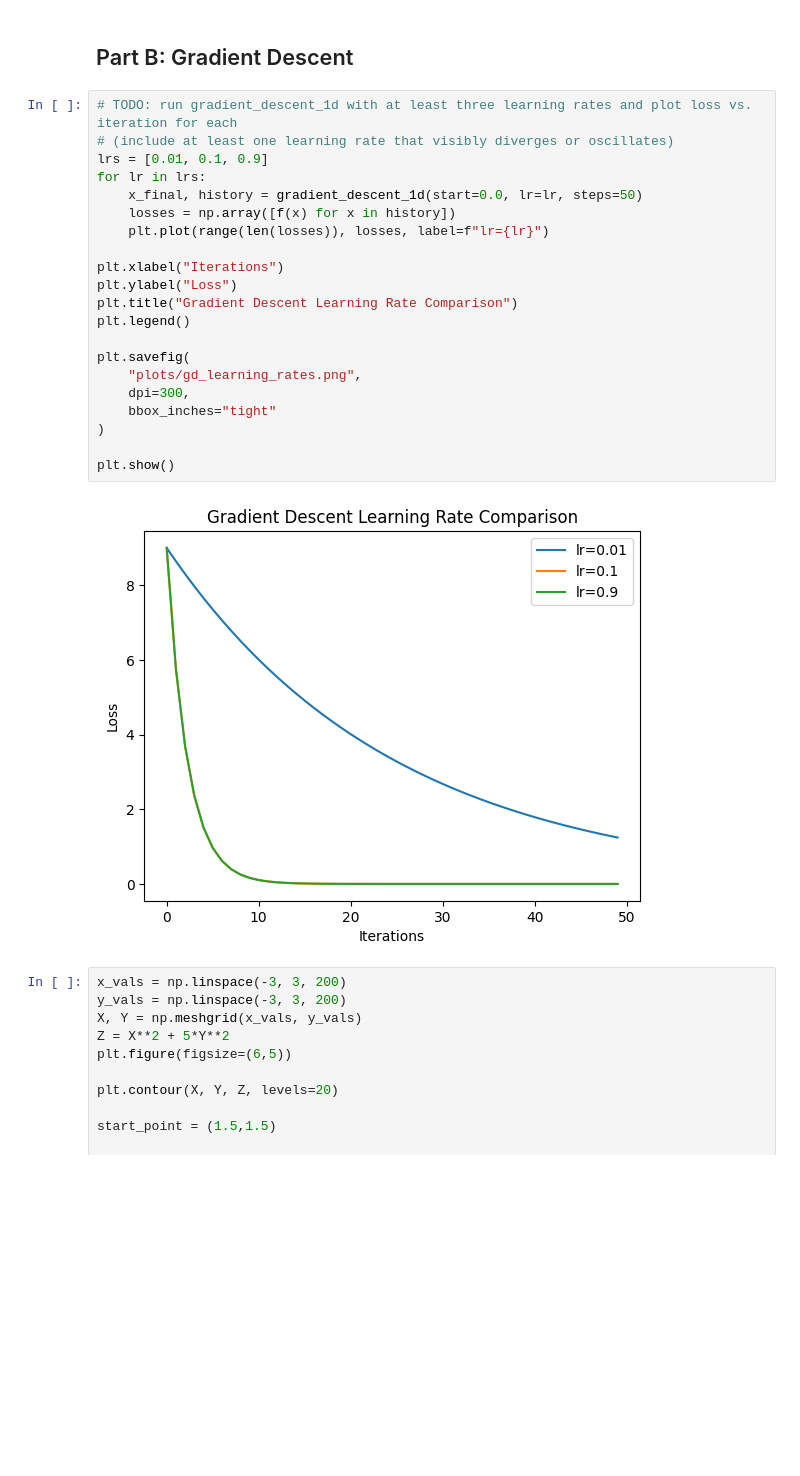
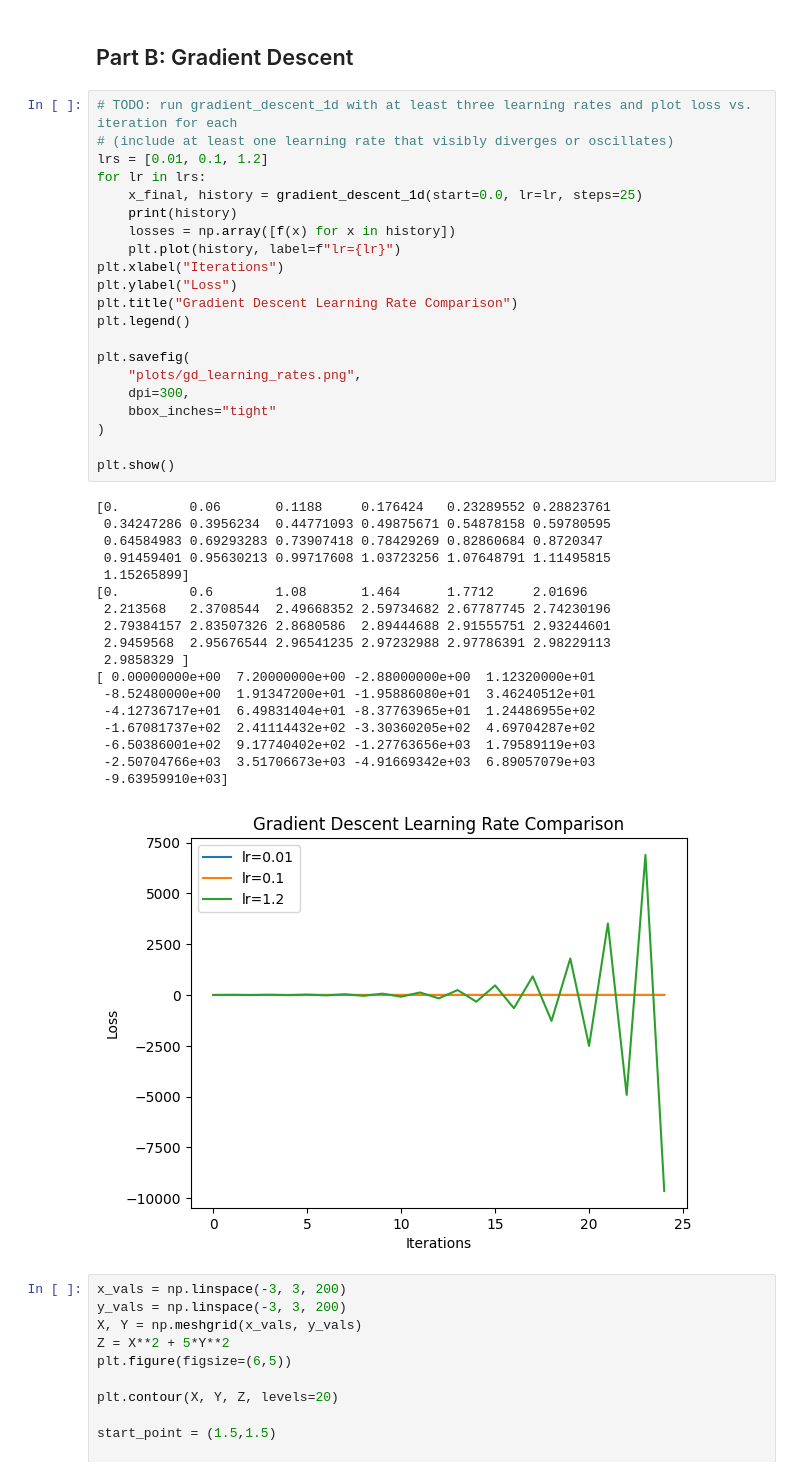
Before and after one commit to pjyo57/MSAI_py_lab2, a Jupyter notebook: ml_primitives_starter.ipynb, the cells around one changed output. Cells and saved outputs as stored; diff of their text form; blank space fills up the shorter version.

```diff
--- a/ml_primitives_starter.ipynb
+++ b/ml_primitives_starter.ipynb
@@ -87,26 +104,43 @@ plt.show()
 # %%
 # TODO: run gradient_descent_1d with at least three learning rates and plot loss vs. iteration for each
 # (include at least one learning rate that visibly diverges or oscillates)
-lrs = [0.01, 0.1, 0.9]
+lrs = [0.01, 0.1, 1.2]
 for lr in lrs:
-    x_final, history = gradient_descent_1d(start=0.0, lr=lr, steps=50)
+    x_final, history = gradient_descent_1d(start=0.0, lr=lr, steps=25)
+    print(history)
     losses = np.array([f(x) for x in history])
-    plt.plot(range(len(losses)), losses, label=f"lr={lr}")
-
+    plt.plot(history, label=f"lr={lr}")
 plt.xlabel("Iterations")
 plt.ylabel("Loss")
 plt.title("Gradient Descent Learning Rate Comparison")
 plt.legend()
 
 plt.savefig(
     "plots/gd_learning_rates.png",
     dpi=300,
     bbox_inches="tight"
 )
 
 plt.show()
 # %% [output]
+[0.         0.06       0.1188     0.176424   0.23289552 0.28823761
+ 0.34247286 0.3956234  0.44771093 0.49875671 0.54878158 0.59780595
+ 0.64584983 0.69293283 0.73907418 0.78429269 0.82860684 0.8720347
+ 0.91459401 0.95630213 0.99717608 1.03723256 1.07648791 1.11495815
+ 1.15265899]
+[0.         0.6        1.08       1.464      1.7712     2.01696
+ 2.213568   2.3708544  2.49668352 2.59734682 2.67787745 2.74230196
+ 2.79384157 2.83507326 2.8680586  2.89444688 2.91555751 2.93244601
+ 2.9459568  2.95676544 2.96541235 2.97232988 2.97786391 2.98229113
+ 2.9858329 ]
+[ 0.00000000e+00  7.20000000e+00 -2.88000000e+00  1.12320000e+01
+ -8.52480000e+00  1.91347200e+01 -1.95886080e+01  3.46240512e+01
+ -4.12736717e+01  6.49831404e+01 -8.37763965e+01  1.24486955e+02
+ -1.67081737e+02  2.41114432e+02 -3.30360205e+02  4.69704287e+02
+ -6.50386001e+02  9.17740402e+02 -1.27763656e+03  1.79589119e+03
+ -2.50704766e+03  3.51706673e+03 -4.91669342e+03  6.89057079e+03
+ -9.63959910e+03]
-[figure, old version]
+[figure, new version]
 # %%
 x_vals = np.linspace(-3, 3, 200)
 y_vals = np.linspace(-3, 3, 200)
```
Also changed, not shown: parts of 2 cells of this notebook.
